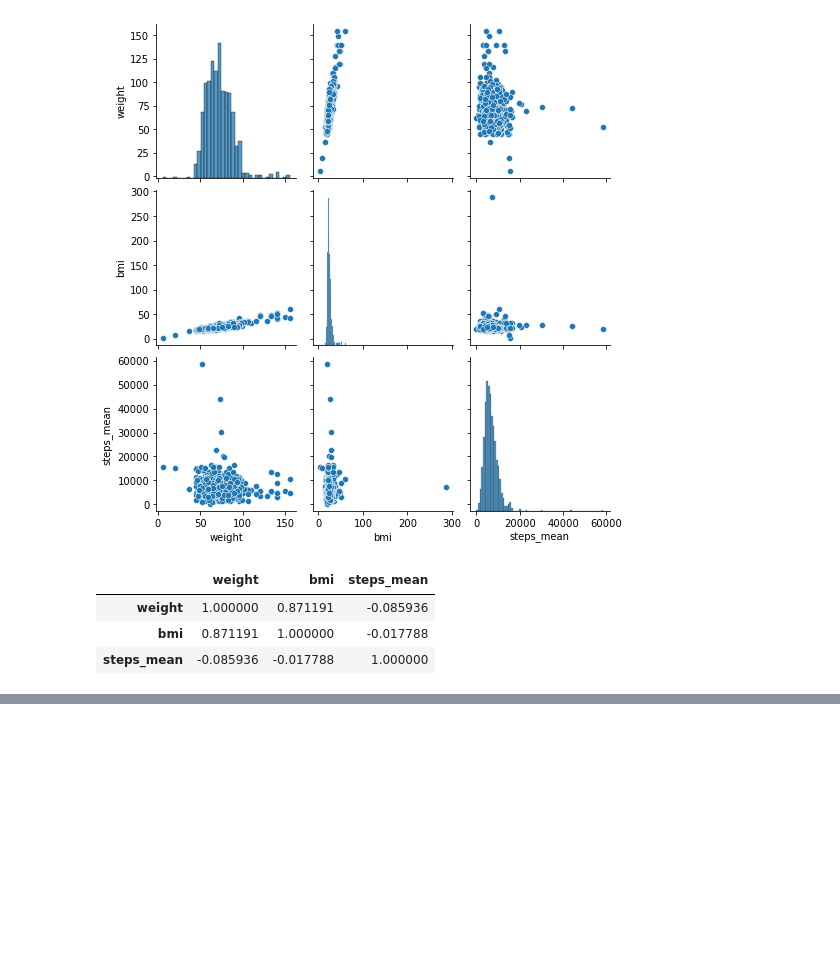
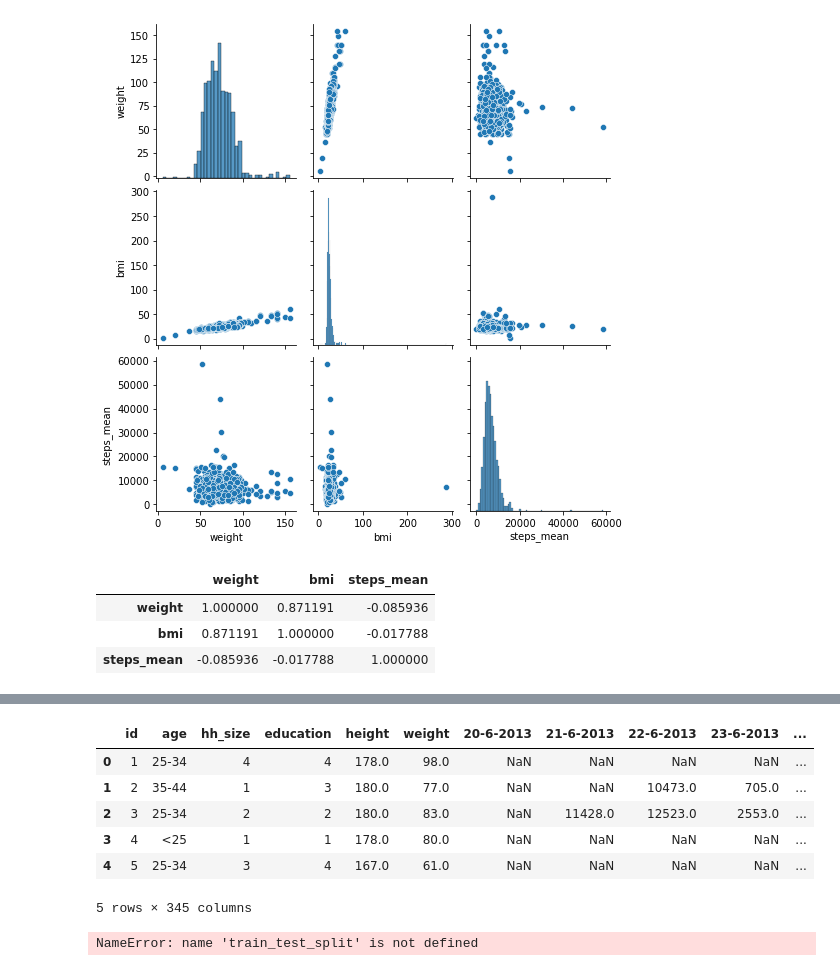
Before and after one commit to Nickhurkmanshu/Nickhurkmanshu, a Jupyter notebook: assigment 2.ipynb, the cells around one changed output, grey strips where cells are left out. Cells and saved outputs as stored; diff of their text form; code cells hidden in the pictures; blank space fills up the shorter version.

```diff
--- a/assigment 2.ipynb
+++ b/assigment 2.ipynb
@@ -79,0 +93,18 @@ corr
+# %%
+df_dummies = pd.get_dummies(df,columns=['city','gender','education_1'],drop_first= True)
+df_dummies.head()
+# %% [output]
+|  | id | age | hh_size | education | height | weight | 20-6-2013 | 21-6-2013 | 22-6-2013 | 23-6-2013 | ... |
+| 0 | 1 | 25-34 | 4 | 4 | 178.0 | 98.0 | NaN | NaN | NaN | NaN | ... |
+| 1 | 2 | 35-44 | 1 | 3 | 180.0 | 77.0 | NaN | NaN | 10473.0 | 705.0 | ... |
+| 2 | 3 | 25-34 | 2 | 2 | 180.0 | 83.0 | NaN | 11428.0 | 12523.0 | 2553.0 | ... |
+| 3 | 4 | <25 | 1 | 1 | 178.0 | 80.0 | NaN | NaN | NaN | NaN | ... |
+| 4 | 5 | 25-34 | 3 | 4 | 167.0 | 61.0 | NaN | NaN | NaN | NaN | ... |
+5 rows × 345 columns
+# %%
+x = df[['steps_mean']]
+y = df['id']
+
+x_train, x_test, y_train, y_test = train_test_split (x, y, test_size = 0.3,random_state=23) #splits the data into train (70%) and test (30%) data
+# %% [output]
+NameError: name 'train_test_split' is not defined
```
Also changed, not shown: parts of 2 cells of this notebook.
